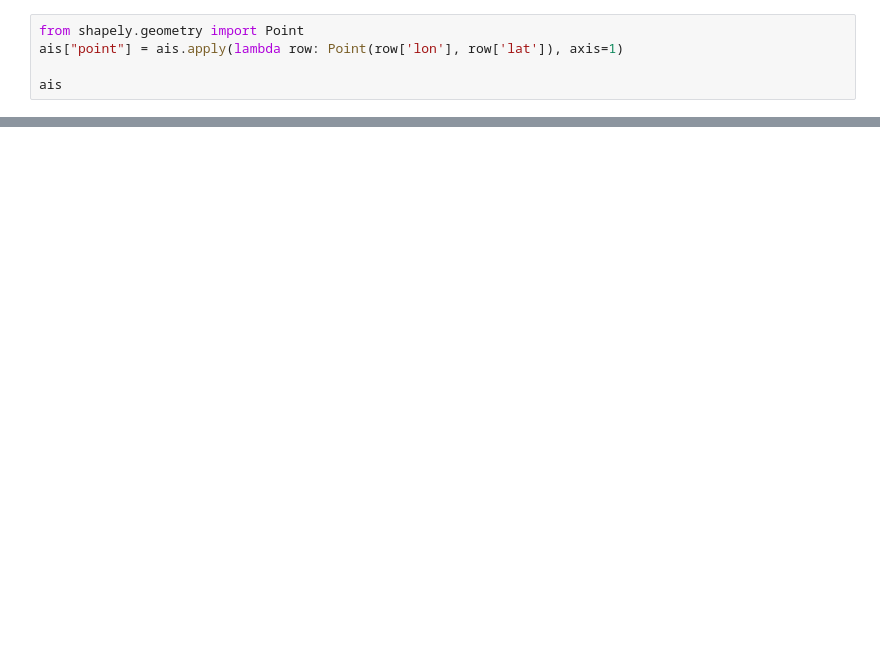
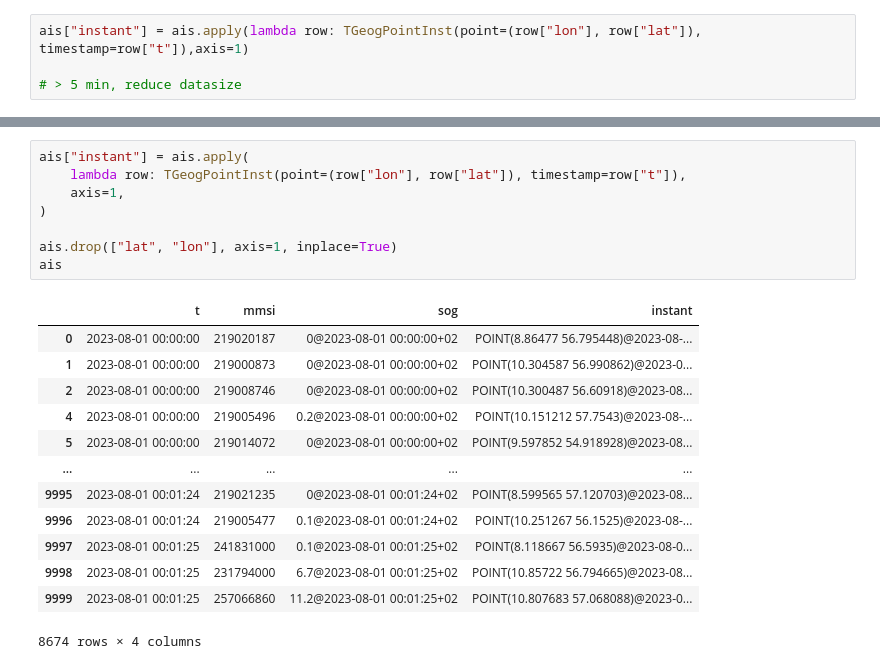
Before and after one commit to amanzer/QGIS-MobilityDB, a Jupyter notebook: luderic/pymeos_lab.ipynb, the cells around one changed output, grey strips where cells are left out. Cells and saved outputs as stored; diff of their text form; blank space fills up the shorter version.

```diff
--- a/luderic/pymeos_lab.ipynb
+++ b/luderic/pymeos_lab.ipynb
@@ -36,5 +81,4 @@ ais.head()
 # %%
-from shapely.geometry import Point
-ais["point"] = ais.apply(lambda row: Point(row['lon'], row['lat']), axis=1)
+ais["instant"] = ais.apply(lambda row: TGeogPointInst(point=(row["lon"], row["lat"]), timestamp=row["t"]),axis=1)
 
-ais
+# > 5 min, reduce datasize
@@ -54,0 +95,22 @@ ais
+# %%
+ais["instant"] = ais.apply(
+    lambda row: TGeogPointInst(point=(row["lon"], row["lat"]), timestamp=row["t"]),
+    axis=1,
+)
+
+ais.drop(["lat", "lon"], axis=1, inplace=True)
+ais
+# %% [output]
+|  | t | mmsi | sog | instant |
+| 0 | 2023-08-01 00:00:00 | 219020187 | 0@2023-08-01 00:00:00+02 | POINT(8.86477 56.795448)@2023-08-... |
+| 1 | 2023-08-01 00:00:00 | 219000873 | 0@2023-08-01 00:00:00+02 | POINT(10.304587 56.990862)@2023-0... |
+| 2 | 2023-08-01 00:00:00 | 219008746 | 0@2023-08-01 00:00:00+02 | POINT(10.300487 56.60918)@2023-08... |
+| 4 | 2023-08-01 00:00:00 | 219005496 | 0.2@2023-08-01 00:00:00+02 | POINT(10.151212 57.7543)@2023-08-... |
+| 5 | 2023-08-01 00:00:00 | 219014072 | 0@2023-08-01 00:00:00+02 | POINT(9.597852 54.918928)@2023-08... |
+| ... | ... | ... | ... | ... |
+| 9995 | 2023-08-01 00:01:24 | 219021235 | 0@2023-08-01 00:01:24+02 | POINT(8.599565 57.120703)@2023-08... |
+| 9996 | 2023-08-01 00:01:24 | 219005477 | 0.1@2023-08-01 00:01:24+02 | POINT(10.251267 56.1525)@2023-08-... |
+| 9997 | 2023-08-01 00:01:25 | 241831000 | 0.1@2023-08-01 00:01:25+02 | POINT(8.118667 56.5935)@2023-08-0... |
+| 9998 | 2023-08-01 00:01:25 | 231794000 | 6.7@2023-08-01 00:01:25+02 | POINT(10.85722 56.794665)@2023-08... |
+| 9999 | 2023-08-01 00:01:25 | 257066860 | 11.2@2023-08-01 00:01:25+02 | POINT(10.807683 57.068088)@2023-0... |
+8674 rows × 4 columns
```
Also changed, not shown: parts of 16 cells of this notebook, 2 other files.
